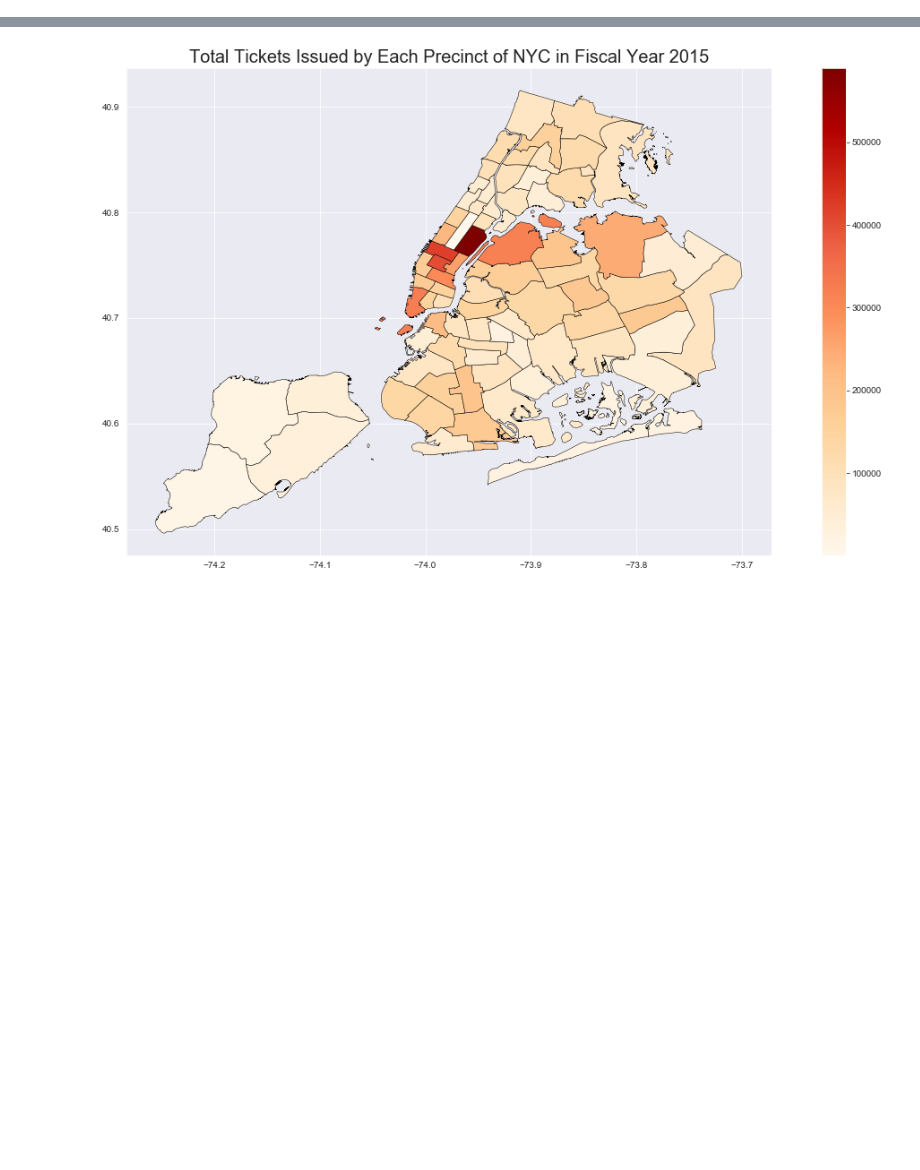
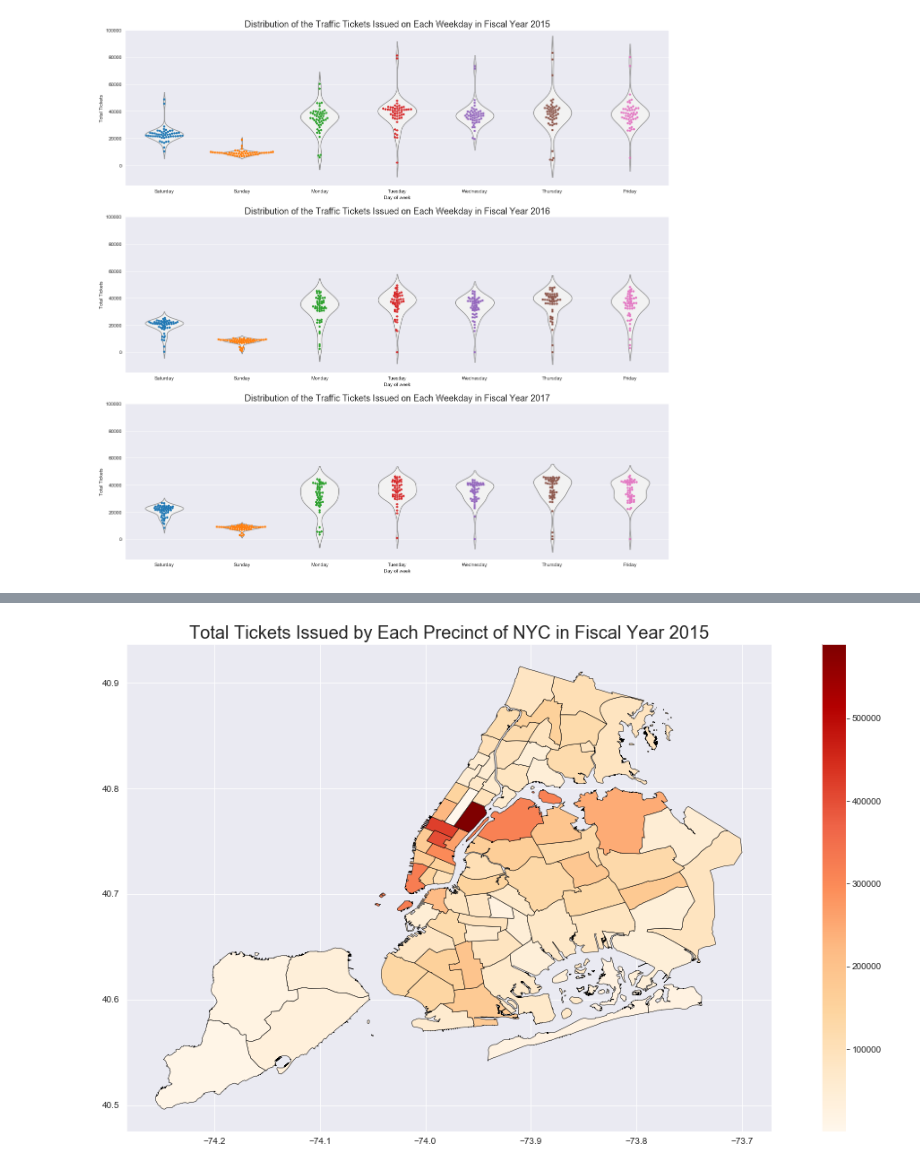
Before and after one commit to siuyik11/NYC_parking_ticket_analysis, a Jupyter notebook: NYC_parking_ticket_analysis.ipynb, the cells around one changed output, grey strips where cells are left out. Saved outputs shown, nothing was run; the diff lists cells and outputs as text; code cells hidden in the pictures; blank space fills up the shorter version.

```diff
--- a/NYC_parking_ticket_analysis.ipynb
+++ b/NYC_parking_ticket_analysis.ipynb
@@ -305,0 +176,12 @@ for i in [21,36,38]:
+# %%
+#Violain Plots for individual years by WeekDays
+fig4, axes4 = plt.subplots(3,1, figsize = (20,20))
+for Date_Total, year, i in zip(Date_Total_list, years, range(3)):
+    Date_Total["Day of week"] = Date_Total.index.day_name()
+    #violin plot for the number of tickets gave out on each weekday
+    sns.violinplot(ax = axes4[i], x = "Day of week", y = "Total Tickets", data = Date_Total, height = 2.5, width = 0.5, order = ["Saturday", "Sunday", "Monday", "Tuesday", "Wednesday", "Thursday", "Friday"], scale = 'count', inner = None, color = "0.95")
+    sns.swarmplot(ax = axes4[i], x = "Day of week", y = "Total Tickets", data = Date_Total, order = ["Saturday", "Sunday", "Monday", "Tuesday", "Wednesday", "Thursday", "Friday"], size = 4.5)
+    axes4[i].set_title('Distribution of the Traffic Tickets Issued on Each Weekday in Fiscal Year ' + str(year), fontsize = 18)
+    axes4[i].set_ylim(-15000, 100000)
+# %% [output]
+[figure, added]
```
Also changed, not shown: parts of 52 cells of this notebook.
